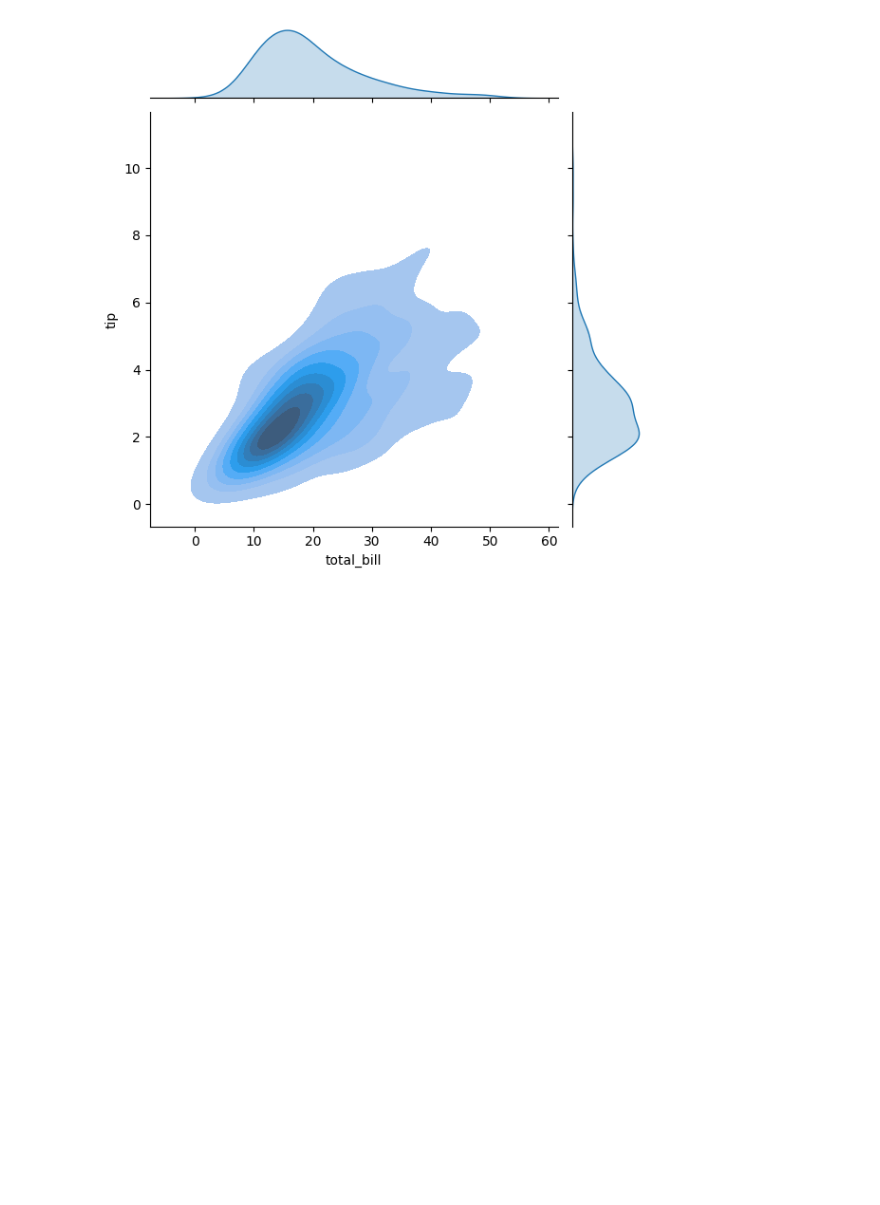
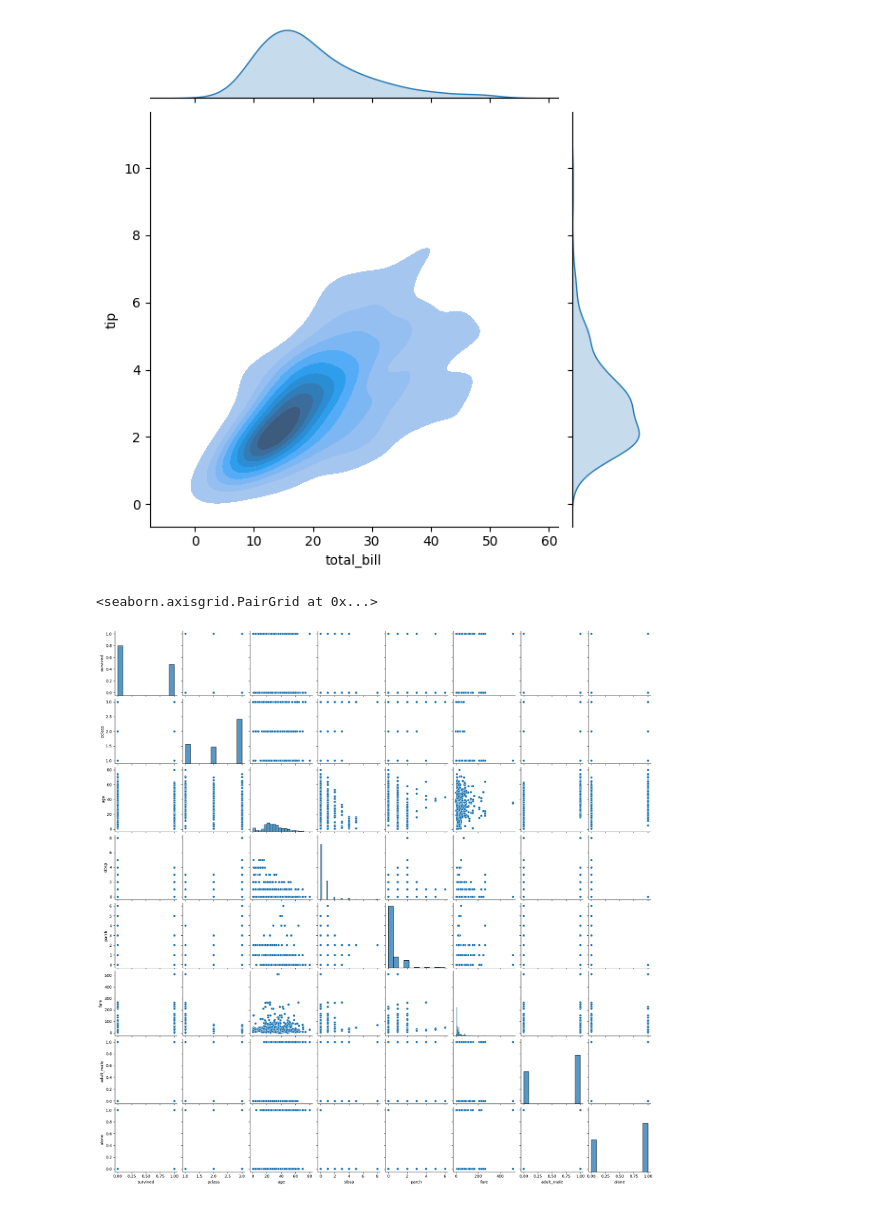
Before and after one commit to arashniroomand/MachineLearning, a Jupyter notebook: Practical_MasterClass/Seaborn.ipynb, the cells around one changed output. Saved outputs shown, nothing was run; the diff lists cells and outputs as text; code cells hidden in the pictures; blank space fills up the shorter version.

Commit message:
Working on seaborn end of session

```diff
--- a/Practical_MasterClass/Seaborn.ipynb
+++ b/Practical_MasterClass/Seaborn.ipynb
@@ -406,3 +407,8 @@ sns.jointplot(
 # %% [output]
 <seaborn.axisgrid.JointGrid at 0x...>
 [figure]
+# %%
+sns.pairplot(titanic)
+# %% [output]
+<seaborn.axisgrid.PairGrid at 0x...>
+[figure, added]
```
Also changed, not shown: parts of 9 cells of this notebook.
